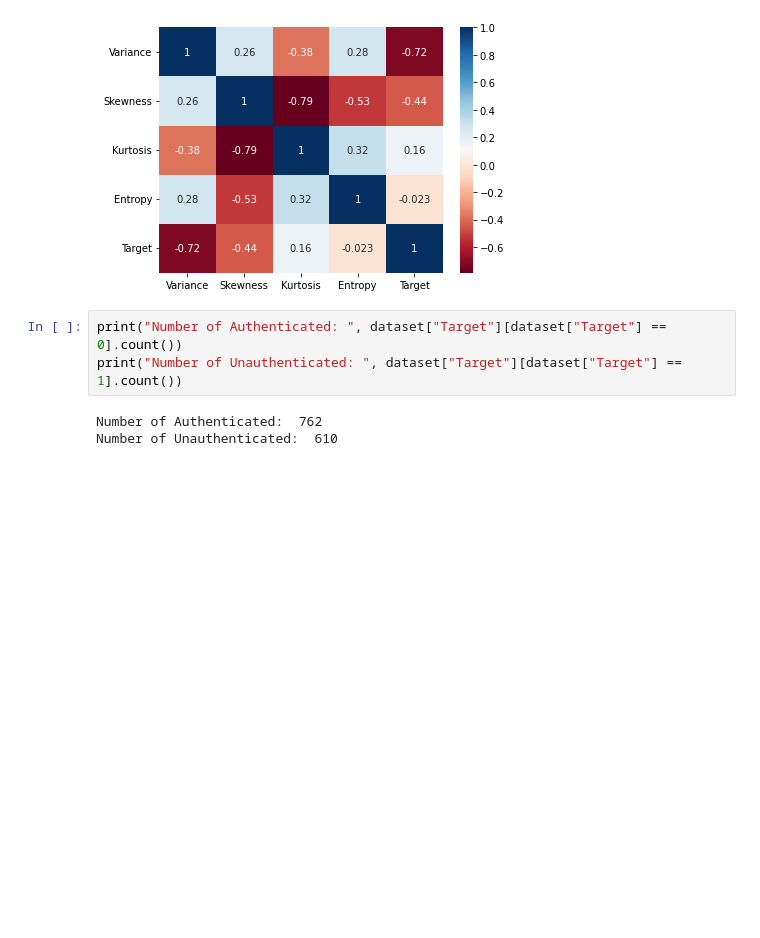
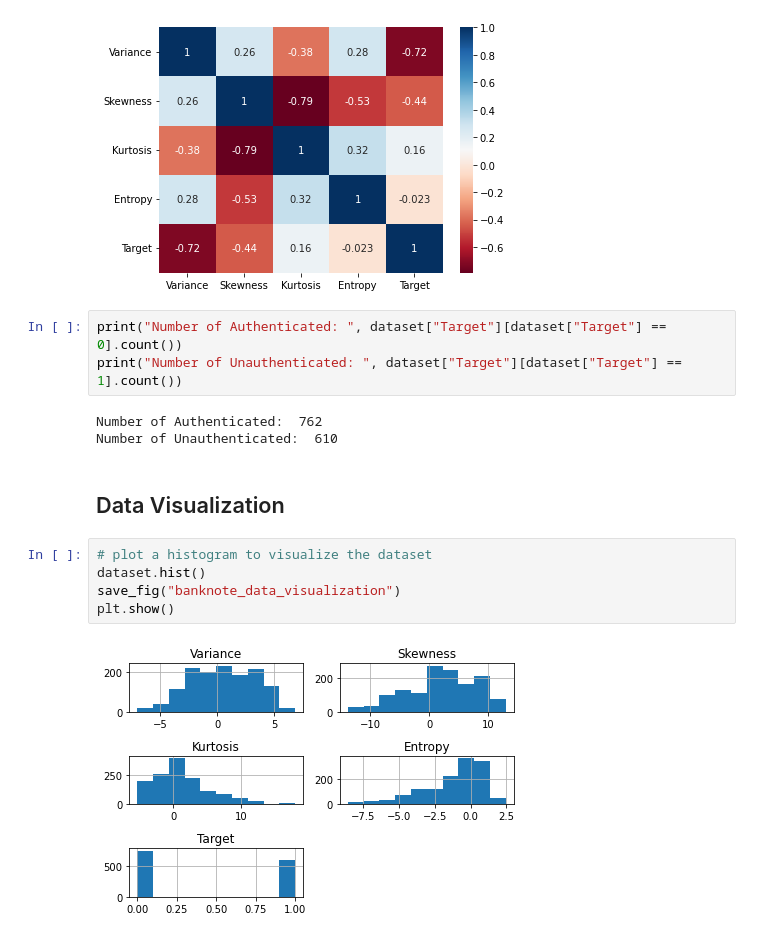
Before and after one commit to AiJared/Data-Science-2-Banknote-Authentication, a Jupyter notebook: Banknote Authentication.ipynb, the cells around one changed output. Cells and saved outputs as stored; diff of their text form; blank space fills up the shorter version.

Commit message:
data visualization

```diff
--- a/Banknote Authentication.ipynb
+++ b/Banknote Authentication.ipynb
@@ -154,3 +154,12 @@ print("Number of Unauthenticated: ", dataset["Target"][dataset["Target"] == 1].c
 # %% [output]
 Number of Authenticated:  762
 Number of Unauthenticated:  610
+# %% [markdown]
+## Data Visualization
+# %%
+# plot a histogram to visualize the dataset
+dataset.hist()
+save_fig("banknote_data_visualization")
+plt.show()
+# %% [output]
+[figure, added]
```
Also changed, not shown: 1 other file.
